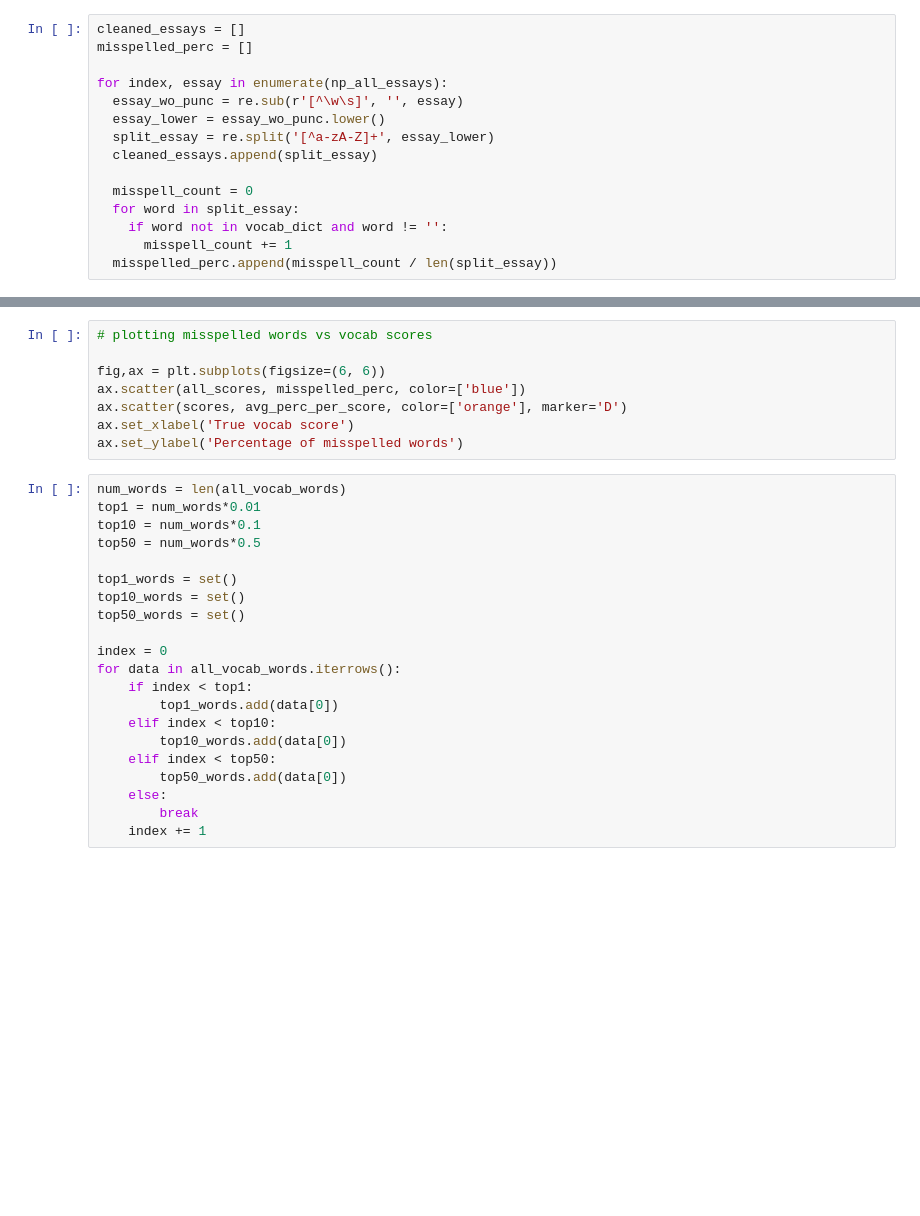
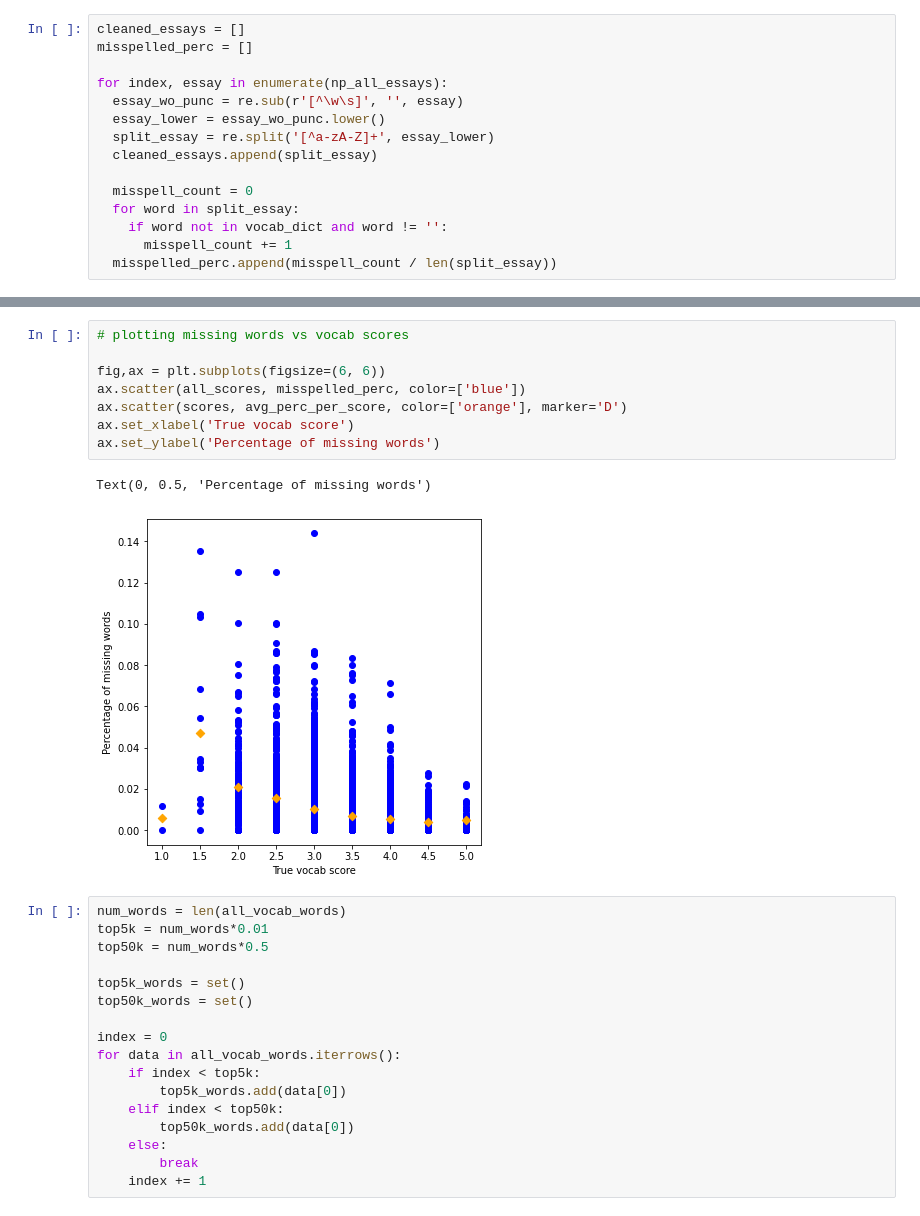
Before and after one commit to Joe-Sedlacek/Kaggle-Competition-English-Language-Learning, a Jupyter notebook: visualization.ipynb, the cells around one changed output, grey strips where cells are left out. Drawn from its saved outputs; the diff is of its cells as text; blank space fills up the shorter version.

Commit message:
visualization update and image upload

```diff
--- a/visualization.ipynb
+++ b/visualization.ipynb
@@ -64,29 +79,28 @@ for sc in sum_perc_per_score:
 # %%
-# plotting misspelled words vs vocab scores
+# plotting missing words vs vocab scores
 
 fig,ax = plt.subplots(figsize=(6, 6))
 ax.scatter(all_scores, misspelled_perc, color=['blue'])
 ax.scatter(scores, avg_perc_per_score, color=['orange'], marker='D')
 ax.set_xlabel('True vocab score')
-ax.set_ylabel('Percentage of misspelled words')
+ax.set_ylabel('Percentage of missing words')
+# %% [output]
+Text(0, 0.5, 'Percentage of missing words')
+[figure, added]
 # %%
 num_words = len(all_vocab_words)
-top1 = num_words*0.01
-top10 = num_words*0.1
-top50 = num_words*0.5
+top5k = num_words*0.01
+top50k = num_words*0.5
 
-top1_words = set()
-top10_words = set()
-top50_words = set()
+top5k_words = set()
+top50k_words = set()
 
 index = 0
 for data in all_vocab_words.iterrows():
-    if index < top1:
-        top1_words.add(data[0])
-    elif index < top10:
-        top10_words.add(data[0])
-    elif index < top50:
-        top50_words.add(data[0])
+    if index < top5k:
+        top5k_words.add(data[0])
+    elif index < top50k:
+        top50k_words.add(data[0])
     else:
         break
     index += 1
```
Also changed, not shown: parts of 4 cells of this notebook, 3 other files.
